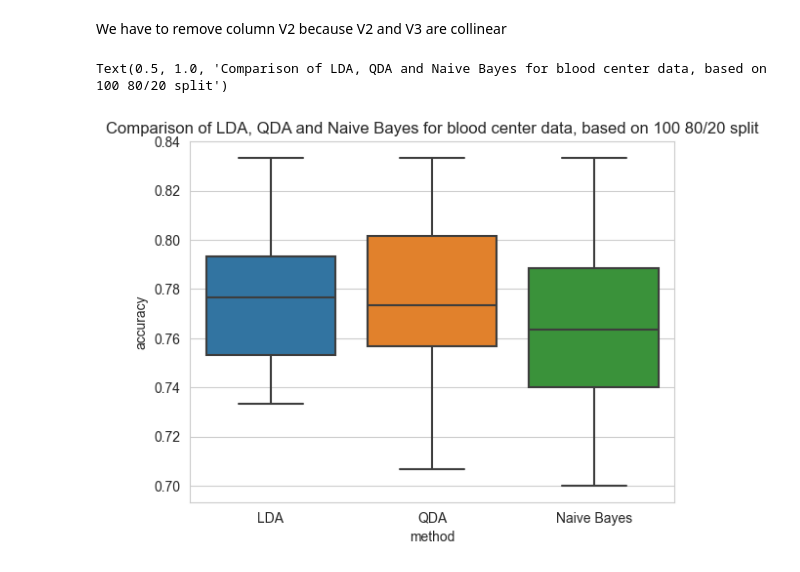
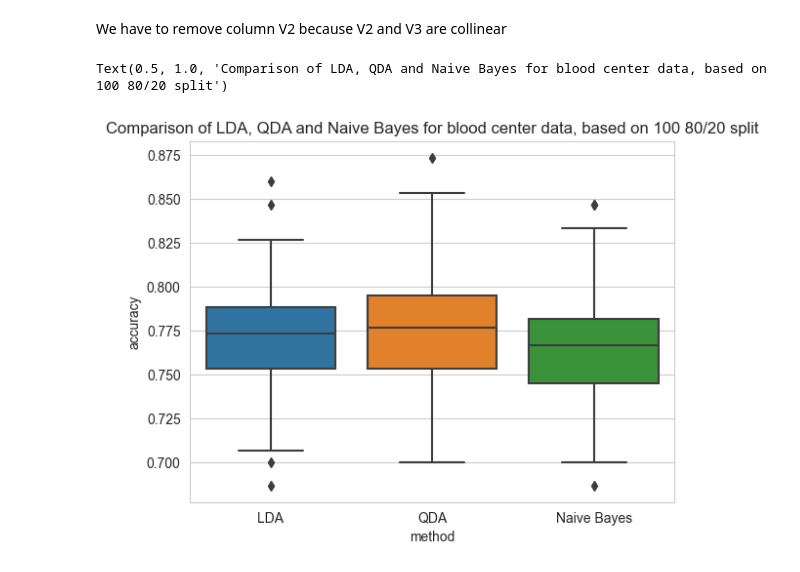
Before and after one commit to nizwant/adv_ml_labs, a Jupyter notebook: adv_ml.ipynb, the cells around one changed output. Saved outputs shown, nothing was run; the diff lists cells and outputs as text; code cells hidden in the pictures.

```diff
--- a/adv_ml.ipynb
+++ b/adv_ml.ipynb
@@ -50,11 +50,10 @@ class LDA:
         for _, row in X_test.iterrows():
             numerator = self.fraction_1 * self.gaussian(row, self.mu_1, self.sigma)
             denominator = self.fraction_1 * self.gaussian(row, self.mu_1, self.sigma) + self.fraction_0 * self.gaussian(row, self.mu_0, self.sigma)
-            try:
+            if denominator == 0:
+                probabilities.append(0)
+            else:
                 probabilities.append(numerator / denominator)
-            except:
-                print(numerator, denominator)
-            # probabilities.append(numerator / denominator)
         return probabilities
 
 
@@ -115,7 +114,10 @@ class QDA:
         for _, row in X_test.iterrows():
             numerator = self.fraction_1 * self.gaussian(row, self.mu_1, self.sigma_1)
             denominator = self.fraction_1 * self.gaussian(row, self.mu_1, self.sigma_1) + self.fraction_0 * self.gaussian(row, self.mu_0, self.sigma_0)
-            probabilities.append(numerator / denominator)
+            if denominator == 0:
+                probabilities.append(0)
+            else:
+                probabilities.append(numerator / denominator)
         return probabilities
 
 
@@ -227,7 +229,10 @@ class NB:
         for _, row in X_test.iterrows():
             numerator = self.fraction_1 * self.gaussian(row, self.mu_1, self.sigma_1)
             denominator = self.fraction_1 * self.gaussian(row, self.mu_1, self.sigma_1) + self.fraction_0 * self.gaussian(row, self.mu_0, self.sigma_0)
-            probabilities.append(numerator / denominator)
+            if denominator == 0:
+                probabilities.append(0)
+            else:
+                probabilities.append(numerator / denominator)
         return probabilities
 
 
@@ -637,12 +643,12 @@ blood = blood.drop(columns='V2')
 # %%
 # parameters
 methods = {'LDA': LDA(), 'QDA': QDA(), 'Naive Bayes': NB()}
-repetitions = 20
+repetitions = 100
 
 data_frame = compare_methods(blood, repetitions, methods)
 sns.set_style("whitegrid")
 sns.boxplot(x = 'method', y = 'accuracy', data = data_frame)
 plt.title('Comparison of LDA, QDA and Naive Bayes for blood center data, based on 100 80/20 split')
 # %% [output]
 Text(0.5, 1.0, 'Comparison of LDA, QDA and Naive Bayes for blood center data, based on 100 80/20 split')
-[figure, old version]
+[figure, new version]
```
Also changed, not shown: parts of 2 cells of this notebook, 1 other file.
